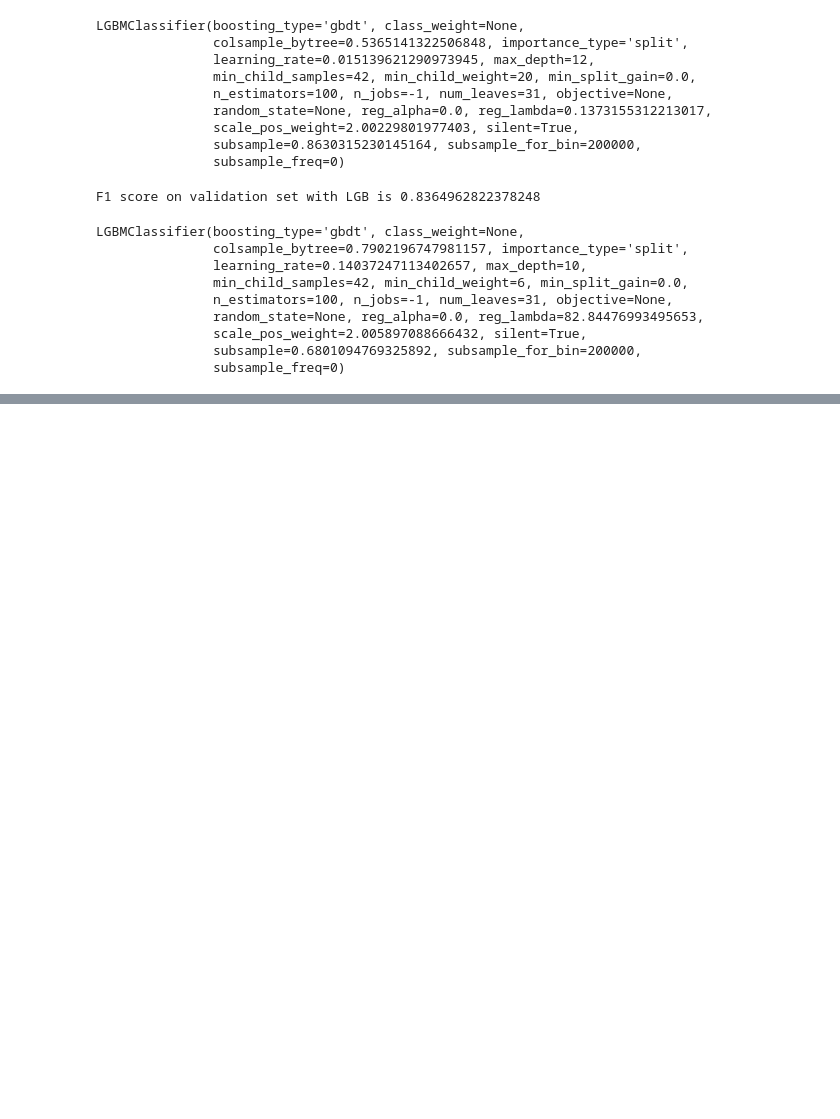
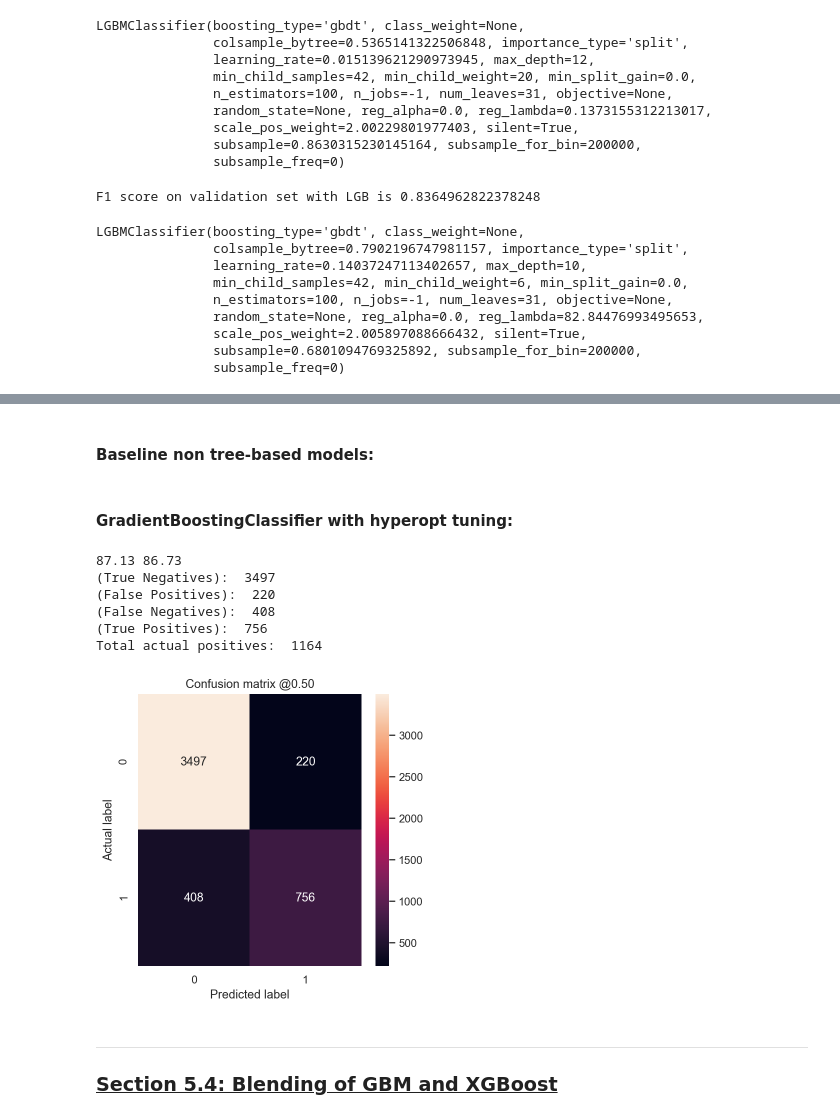
Before and after one commit to kenghweeng/cs5228_sotmethmeth, a Jupyter notebook: SotMethMeth_Final.ipynb, the cells around one changed output, grey strips where cells are left out. Drawn from its saved outputs; the diff is of its cells as text; code cells hidden in the pictures; blank space fills up the shorter version.

```diff
--- a/SotMethMeth_Final.ipynb
+++ b/SotMethMeth_Final.ipynb
@@ -1138,11 +1133,0 @@ submission.to_csv('submission_lgb.csv', index=False)
-# %%
-
-## Change Column type to categorical
-for col in leo_df_train.select_dtypes(['object']).columns:
-    leo_df_train[col] = leo_df_train[col].astype('category')
-
-for col in leo_df_val.select_dtypes(['object']).columns:
-    leo_df_val[col] = leo_df_val[col].astype('category')
-
-for col in leo_df_test.select_dtypes(['object']).columns:
-    leo_df_test[col] = leo_df_test[col].astype('category')
@@ -1264,3 +1155,5 @@ df_train = df_merge.iloc[0:thres]
 df_val = df_merge.iloc[thres:]
 # %%
 x_train, y_train, x_test, y_test = df_train.drop('class', axis=1), df_train['class'], df_val.drop('class', axis=1), df_val['class']
+# %% [markdown]
+#### Baseline non tree-based models:
@@ -1266,0 +1244,2 @@ x_train, y_train, x_test, y_test = df_train.drop('class', axis=1), df_train['cla
+# %% [markdown]
+#### GradientBoostingClassifier with hyperopt tuning:
@@ -1266,0 +1268,37 @@ x_train, y_train, x_test, y_test = df_train.drop('class', axis=1), df_train['cla
+# %%
+gbm_best = {'learning_rate': 0.25811008823486786, 'max_depth': 4, 'min_samples_leaf': 14, 'subsample': 0.992898593688096}
+# %%
+gbm_init = GradientBoostingClassifier(n_estimators=100, loss='exponential', criterion='mse', **gbm_best, random_state=21)
+gbm_init.fit(x_train, y_train)
+y_pred = gbm_init.predict(x_test)
+f1 = round(f1_score(y_test, y_pred, average='weighted') * 100, 2)
+acc = round(accuracy_score(y_test, y_pred) * 100, 2)
+print(acc, f1)
+
+def plot_cm(labels, predictions, p=0.5):
+    cm = confusion_matrix(labels, predictions > p)
+    plt.figure(figsize=(5,5))
+    sns.heatmap(cm, annot=True, fmt="d")
+    plt.title('Confusion matrix @{:.2f}'.format(p))
+    plt.ylabel('Actual label')
+    plt.xlabel('Predicted label')
+
+    print('(True Negatives): ', cm[0][0])
+    print('(False Positives): ', cm[0][1])
+    print('(False Negatives): ', cm[1][0])
+    print('(True Positives): ', cm[1][1])
+    print('Total actual positives: ', np.sum(cm[1]))
+
+plot_cm(y_test, y_pred)
+# %% [output]
+87.13 86.73
+(True Negatives):  3497
+(False Positives):  220
+(False Negatives):  408
+(True Positives):  756
+Total actual positives:  1164
+[figure, added]
+# %% [markdown]
+***
+<a id="part5D"></a>
+### <u>Section 5.4: Blending of GBM and XGBoost</u>
```
Also changed, not shown: parts of 24 cells of this notebook.
